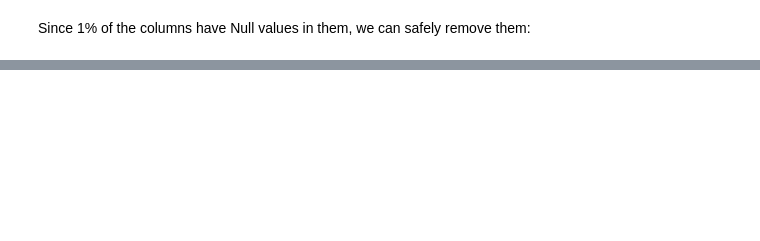
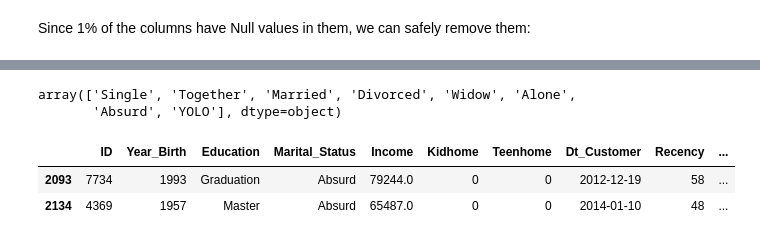
Before and after one commit to JADS-GROUP8/DM, a Jupyter notebook: Group Assignment 2/assignment 2.ipynb, the cells around one changed output, grey strips where cells are left out. Saved outputs shown, nothing was run; the diff lists cells and outputs as text; code cells hidden in the pictures; blank space fills up the shorter version.

```diff
--- a/Group Assignment 2/assignment 2.ipynb
+++ b/Group Assignment 2/assignment 2.ipynb
@@ -179,0 +182,17 @@ df_marketing.describe()
+# %%
+# Add a new column age to the dataset
+df_marketing['Age'] = 2024 - df_marketing['Year_Birth']
+
+# Add a new column to calculate the total amount spent by each customer for every product
+df_marketing['Total_Spent'] = df_marketing['MntWines'] + df_marketing['MntFruits'] + df_marketing['MntMeatProducts'] + df_marketing['MntFishProducts'] + df_marketing['MntSweetProducts'] + df_marketing['MntGoldProds']
+
+# Add a new column to calculate the total purchases made by each customer
+df_marketing['Total_Purchase'] = df_marketing['NumDealsPurchases'] + df_marketing['NumWebPurchases'] + df_marketing['NumCatalogPurchases'] + df_marketing['NumStorePurchases']
+
+# Add a new column to calculate the total number of campaign responses made by each customer
+df_marketing['Total_Responses'] =  df_marketing['AcceptedCmp1'] + df_marketing['AcceptedCmp2'] + df_marketing['AcceptedCmp3'] + df_marketing['AcceptedCmp4'] + df_marketing['AcceptedCmp5']
+
+# Add a new column to check if the customer is a parent or not as a boolean
+df_marketing['Is_Parent'] = (df_marketing['Kidhome'] > 0) | (df_marketing['Teenhome'] > 0)
+
+df_marketing
@@ -179,0 +230,11 @@ df_marketing.describe()
+# %%
+df_marketing['Marital_Status'].unique()
+# %% [output]
+array(['Single', 'Together', 'Married', 'Divorced', 'Widow', 'Alone',
+       'Absurd', 'YOLO'], dtype=object)
+# %%
+df_marketing[df_marketing['Marital_Status'] == 'Absurd']
+# %% [output]
+|  | ID | Year_Birth | Education | Marital_Status | Income | Kidhome | Teenhome | Dt_Customer | Recency | ... |
+| 2093 | 7734 | 1993 | Graduation | Absurd | 79244.0 | 0 | 0 | 2012-12-19 | 58 | ... |
+| 2134 | 4369 | 1957 | Master | Absurd | 65487.0 | 0 | 0 | 2014-01-10 | 48 | ... |
```
Also changed, not shown: parts of 8 cells of this notebook.
